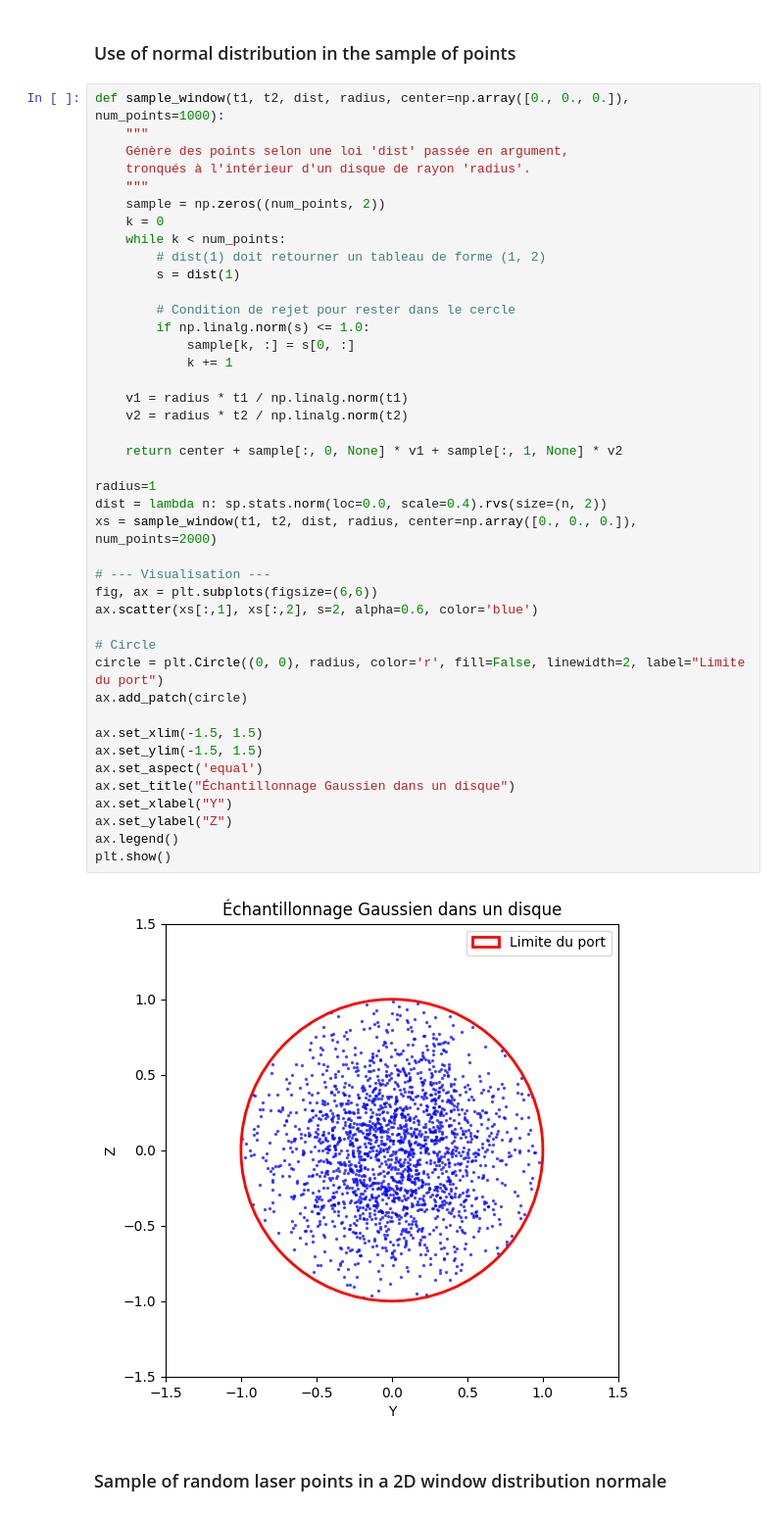
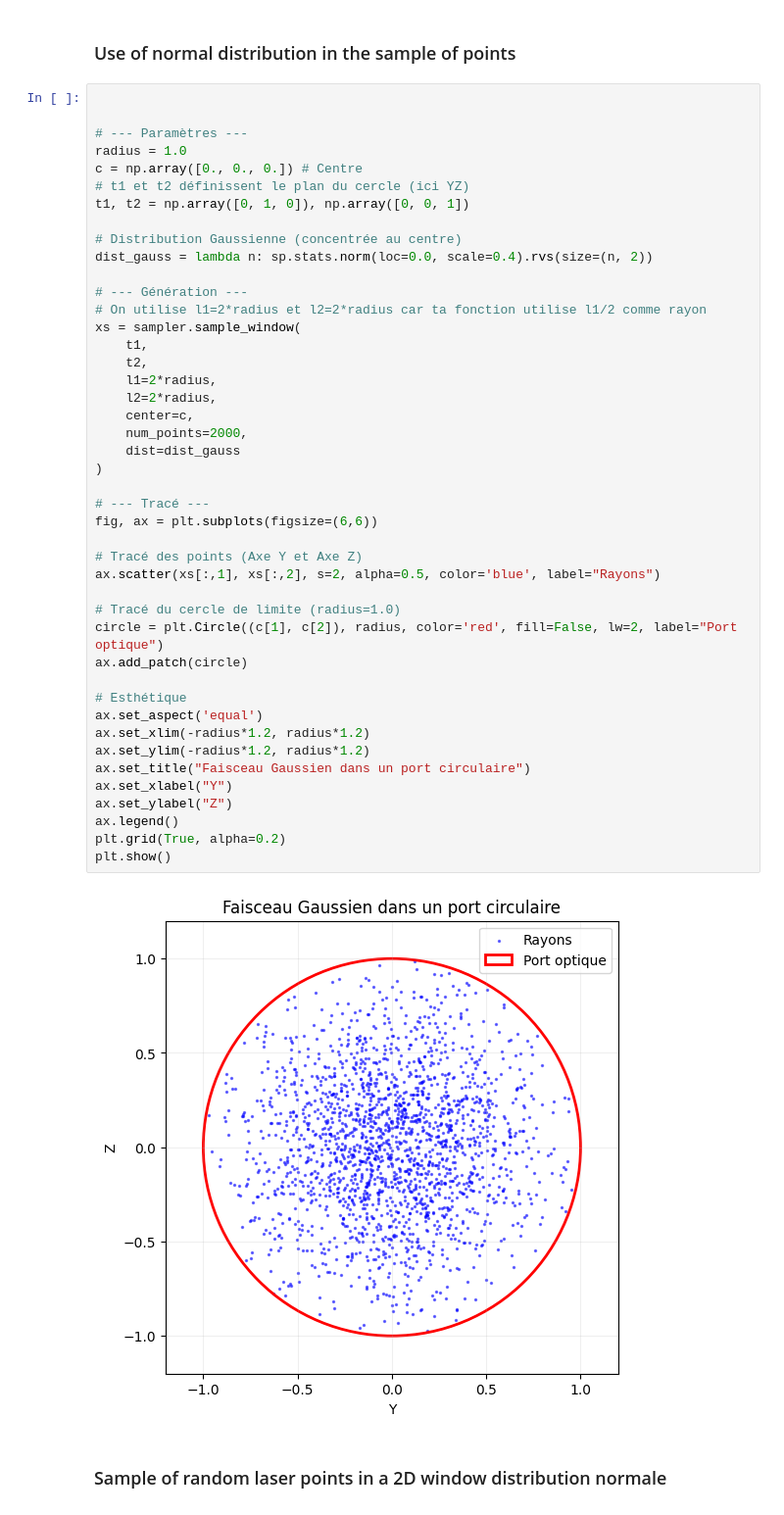
Before and after one commit to clarajdr/Omega60-DD-ICF-simulation, a Jupyter notebook: samplerays.ipynb, the cells around one changed output. Shown at 98% size. Saved outputs shown, nothing was run; the diff lists cells and outputs as text.

```diff
--- a/samplerays.ipynb
+++ b/samplerays.ipynb
@@ -76,49 +33,51 @@ ax.add_patch(rect)
 # %% [markdown]
 ### Use of normal distribution in the sample of points
 # %%
-def sample_window(t1, t2, dist, radius, center=np.array([0., 0., 0.]), num_points=1000):
-    """
-    Génère des points selon une loi 'dist' passée en argument,
-    tronqués à l'intérieur d'un disque de rayon 'radius'.
-    """
-    sample = np.zeros((num_points, 2))
-    k = 0
-    while k < num_points:
-        # dist(1) doit retourner un tableau de forme (1, 2)
-        s = dist(1)
 
-        # Condition de rejet pour rester dans le cercle
-        if np.linalg.norm(s) <= 1.0:
-            sample[k, :] = s[0, :]
-            k += 1
 
-    v1 = radius * t1 / np.linalg.norm(t1)
-    v2 = radius * t2 / np.linalg.norm(t2)
+# --- Paramètres ---
+radius = 1.0
+c = np.array([0., 0., 0.]) # Centre
+# t1 et t2 définissent le plan du cercle (ici YZ)
+t1, t2 = np.array([0, 1, 0]), np.array([0, 0, 1])
 
-    return center + sample[:, 0, None] * v1 + sample[:, 1, None] * v2
+# Distribution Gaussienne (concentrée au centre)
+dist_gauss = lambda n: sp.stats.norm(loc=0.0, scale=0.4).rvs(size=(n, 2))
 
-radius=1
-dist = lambda n: sp.stats.norm(loc=0.0, scale=0.4).rvs(size=(n, 2))
-xs = sample_window(t1, t2, dist, radius, center=np.array([0., 0., 0.]), num_points=2000)
+# --- Génération ---
+# On utilise l1=2*radius et l2=2*radius car ta fonction utilise l1/2 comme rayon
+xs = sampler.sample_window(
+    t1,
+    t2,
+    l1=2*radius,
+    l2=2*radius,
+    center=c,
+    num_points=2000,
+    dist=dist_gauss
+)
 
-# --- Visualisation ---
+# --- Tracé ---
 fig, ax = plt.subplots(figsize=(6,6))
-ax.scatter(xs[:,1], xs[:,2], s=2, alpha=0.6, color='blue')
 
-# Circle
-circle = plt.Circle((0, 0), radius, color='r', fill=False, linewidth=2, label="Limite du port")
+# Tracé des points (Axe Y et Axe Z)
+ax.scatter(xs[:,1], xs[:,2], s=2, alpha=0.5, color='blue', label="Rayons")
+
+# Tracé du cercle de limite (radius=1.0)
+circle = plt.Circle((c[1], c[2]), radius, color='red', fill=False, lw=2, label="Port optique")
 ax.add_patch(circle)
 
-ax.set_xlim(-1.5, 1.5)
-ax.set_ylim(-1.5, 1.5)
+# Esthétique
 ax.set_aspect('equal')
-ax.set_title("Échantillonnage Gaussien dans un disque")
+ax.set_xlim(-radius*1.2, radius*1.2)
+ax.set_ylim(-radius*1.2, radius*1.2)
+ax.set_title("Faisceau Gaussien dans un port circulaire")
 ax.set_xlabel("Y")
 ax.set_ylabel("Z")
 ax.legend()
+plt.grid(True, alpha=0.2)
 plt.show()
 # %% [output]
-[figure, old version]
+[figure, new version]
 # %% [markdown]
 ### Sample of random laser points in a 2D window distribution normale
 # %%
```
Also changed, not shown: parts of 32 cells of this notebook, 6 other files.
